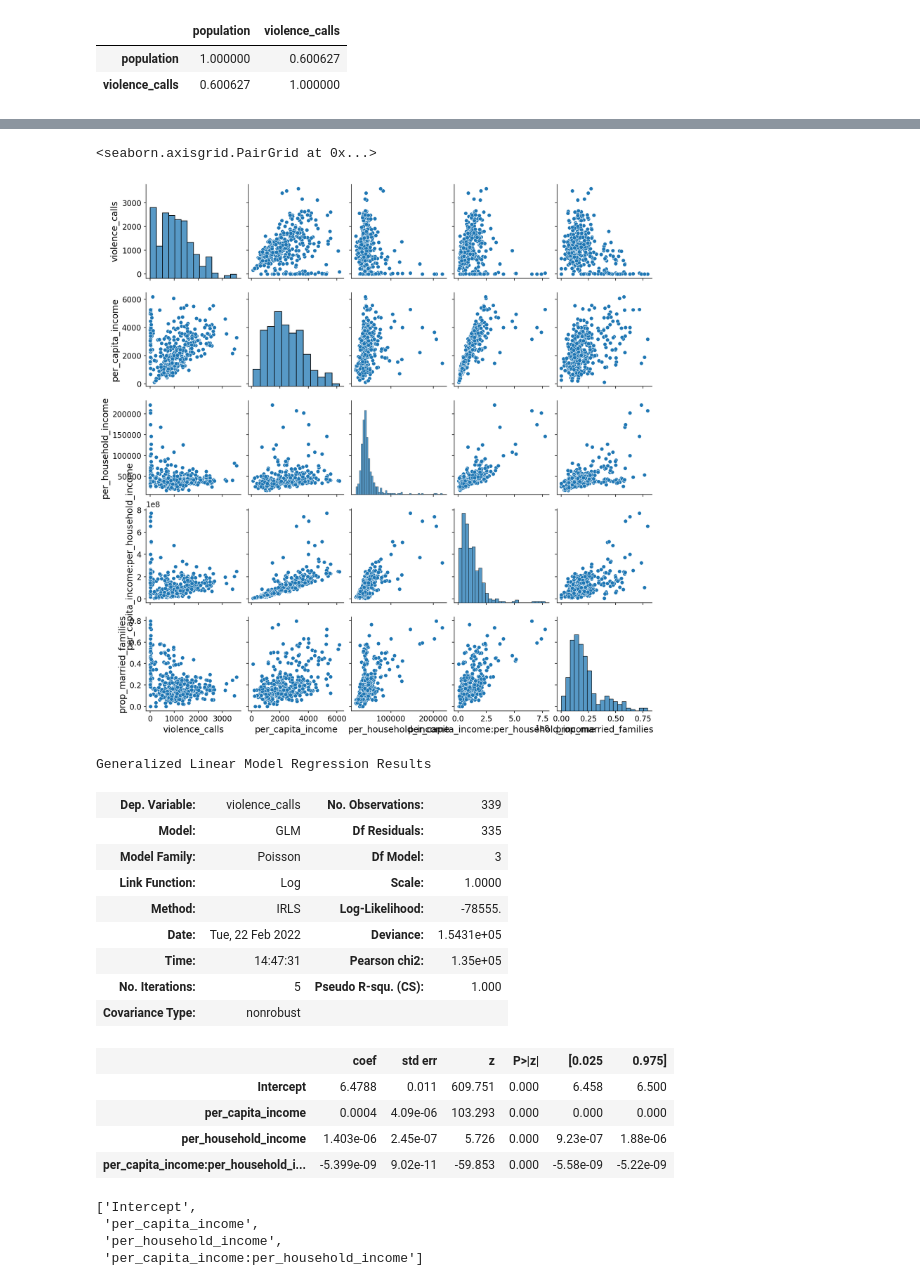
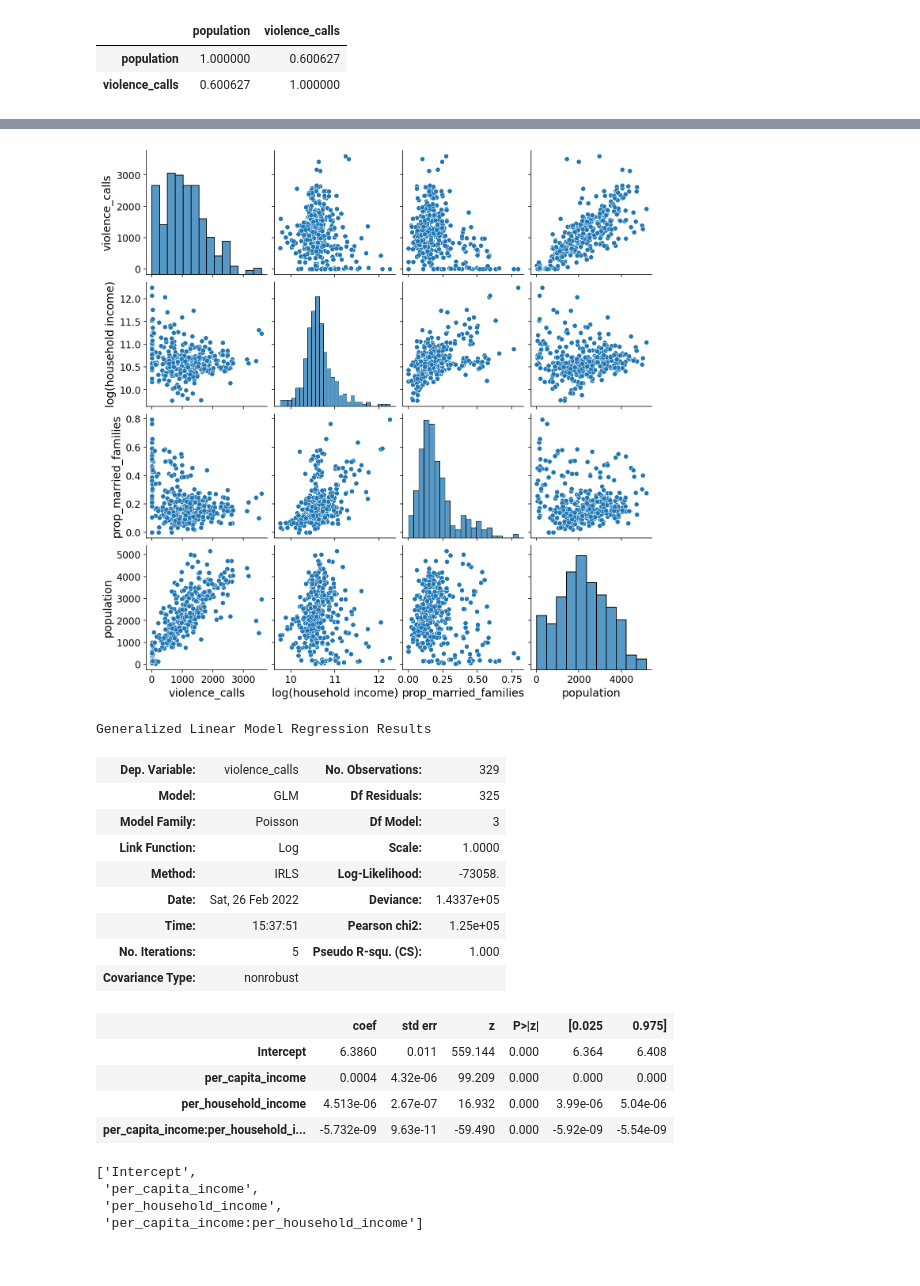
Before and after one commit to ahakso/detroit, a Jupyter notebook: early_modeling.ipynb, the cells around one changed output, grey strips where cells are left out. Saved outputs shown, nothing was run; the diff lists cells and outputs as text; code cells hidden in the pictures.

```diff
--- a/early_modeling.ipynb
+++ b/early_modeling.ipynb
@@ -55,4 +76,5 @@ df = feat_df.loc[lambda x: x.population > 5].assign(
     total_income=lambda x: x.households * x.per_household_income,
     new_per_capita_income=lambda x: x.total_income / x.population,
     calls_per_capita = lambda x: x.violence_calls/x.population,
+    people_per_household = lambda x: x.population/x.households,
 )
@@ -147,0 +204,11 @@ des.head()
+# %%
+des = dmatrix(
+    formula_like="""0+violence_calls
+    + np.log(per_household_income)
+    + prop_married_families
+    + population""",
+    data=df.assign(prop_married_families=lambda x: x.married_families/x.households),
+    return_type="dataframe",
+).rename(columns={'np.log(per_household_income)':'log(household income)'})
+
+des.head()
@@ -148,8 +223,7 @@ des.head()
 # %%
-sns.pairplot(des.drop(columns=['Intercept']))
+grid = sns.pairplot(des)
 # %% [output]
-<seaborn.axisgrid.PairGrid at 0x...>
-[figure, old version]
+[figure, new version]
 # %%
 y, X = dmatrices(
     formula_like="""violence_calls ~ per_capita_income
@@ -165,20 +239,20 @@ res = mdl.fit()
 res.summary()
 # %% [output]
 Generalized Linear Model Regression Results
-| Dep. Variable: | violence_calls | No. Observations: | 339 |
-| Model: | GLM | Df Residuals: | 335 |
+| Dep. Variable: | violence_calls | No. Observations: | 329 |
+| Model: | GLM | Df Residuals: | 325 |
 | Model Family: | Poisson | Df Model: | 3 |
 | Link Function: | Log | Scale: | 1.0000 |
-| Method: | IRLS | Log-Likelihood: | -78555. |
-| Date: | Tue, 22 Feb 2022 | Deviance: | 1.5431e+05 |
-| Time: | 14:47:31 | Pearson chi2: | 1.35e+05 |
+| Method: | IRLS | Log-Likelihood: | -73058. |
+| Date: | Sat, 26 Feb 2022 | Deviance: | 1.4337e+05 |
+| Time: | 15:37:51 | Pearson chi2: | 1.25e+05 |
 | No. Iterations: | 5 | Pseudo R-squ. (CS): | 1.000 |
 | Covariance Type: | nonrobust |  |  |
 |  | coef | std err | z | P>|z| | [0.025 | 0.975] |
-| Intercept | 6.4788 | 0.011 | 609.751 | 0.000 | 6.458 | 6.500 |
-| per_capita_income | 0.0004 | 4.09e-06 | 103.293 | 0.000 | 0.000 | 0.000 |
-| per_household_income | 1.403e-06 | 2.45e-07 | 5.726 | 0.000 | 9.23e-07 | 1.88e-06 |
-| per_capita_income:per_household_i... | -5.399e-09 | 9.02e-11 | -59.853 | 0.000 | -5.58e-09 | -5.22e-09 |
+| Intercept | 6.3860 | 0.011 | 559.144 | 0.000 | 6.364 | 6.408 |
+| per_capita_income | 0.0004 | 4.32e-06 | 99.209 | 0.000 | 0.000 | 0.000 |
+| per_household_income | 4.513e-06 | 2.67e-07 | 16.932 | 0.000 | 3.99e-06 | 5.04e-06 |
+| per_capita_income:per_household_i... | -5.732e-09 | 9.63e-11 | -59.490 | 0.000 | -5.92e-09 | -5.54e-09 |
 # %%
 mdl.data.param_names
 # %% [output]
```
Also changed, not shown: parts of 31 cells of this notebook, 3 other files.
